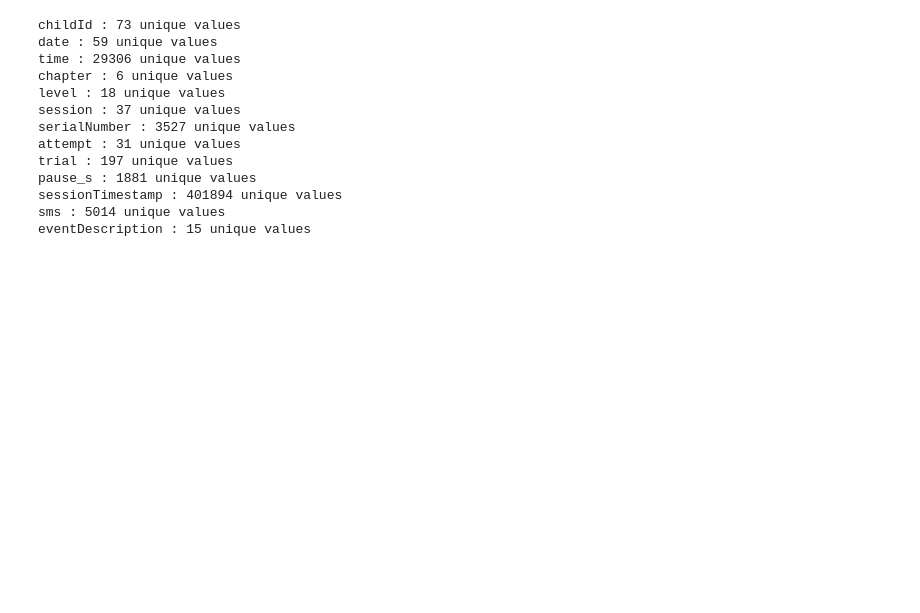
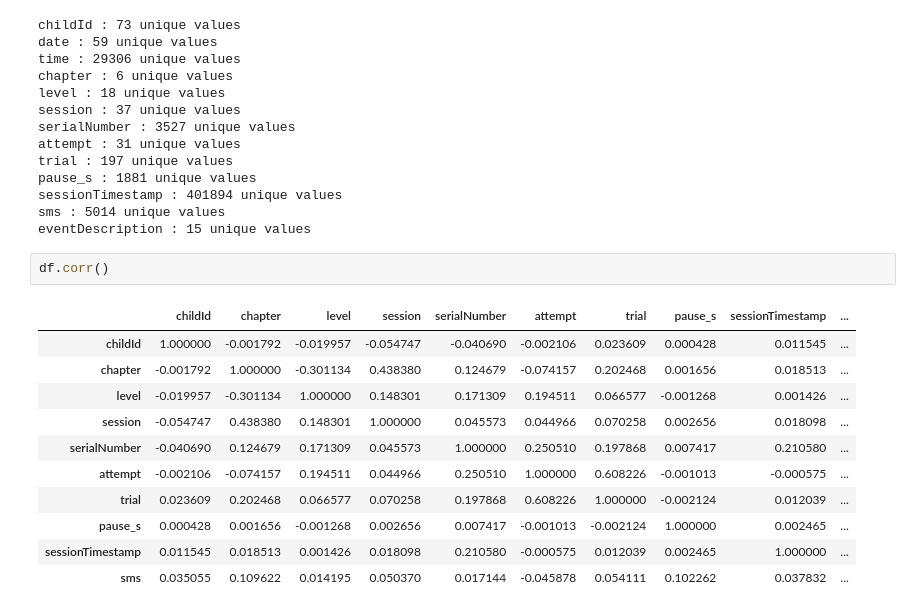
Before and after one commit to hitomi1104/crrest, a Jupyter notebook: EDA.ipynb, the cells around one changed output. Saved outputs shown, nothing was run; the diff lists cells and outputs as text; blank space fills up the shorter version.

```diff
--- a/EDA.ipynb
+++ b/EDA.ipynb
@@ -112,3 +198,17 @@ pause_s : 1881 unique values
 sessionTimestamp : 401894 unique values
 sms : 5014 unique values
 eventDescription : 15 unique values
+# %%
+df.corr()
+# %% [output]
+|  | childId | chapter | level | session | serialNumber | attempt | trial | pause_s | sessionTimestamp | ... |
+| childId | 1.000000 | -0.001792 | -0.019957 | -0.054747 | -0.040690 | -0.002106 | 0.023609 | 0.000428 | 0.011545 | ... |
+| chapter | -0.001792 | 1.000000 | -0.301134 | 0.438380 | 0.124679 | -0.074157 | 0.202468 | 0.001656 | 0.018513 | ... |
+| level | -0.019957 | -0.301134 | 1.000000 | 0.148301 | 0.171309 | 0.194511 | 0.066577 | -0.001268 | 0.001426 | ... |
+| session | -0.054747 | 0.438380 | 0.148301 | 1.000000 | 0.045573 | 0.044966 | 0.070258 | 0.002656 | 0.018098 | ... |
+| serialNumber | -0.040690 | 0.124679 | 0.171309 | 0.045573 | 1.000000 | 0.250510 | 0.197868 | 0.007417 | 0.210580 | ... |
+| attempt | -0.002106 | -0.074157 | 0.194511 | 0.044966 | 0.250510 | 1.000000 | 0.608226 | -0.001013 | -0.000575 | ... |
+| trial | 0.023609 | 0.202468 | 0.066577 | 0.070258 | 0.197868 | 0.608226 | 1.000000 | -0.002124 | 0.012039 | ... |
+| pause_s | 0.000428 | 0.001656 | -0.001268 | 0.002656 | 0.007417 | -0.001013 | -0.002124 | 1.000000 | 0.002465 | ... |
+| sessionTimestamp | 0.011545 | 0.018513 | 0.001426 | 0.018098 | 0.210580 | -0.000575 | 0.012039 | 0.002465 | 1.000000 | ... |
+| sms | 0.035055 | 0.109622 | 0.014195 | 0.050370 | 0.017144 | -0.045878 | 0.054111 | 0.102262 | 0.037832 | ... |
```
Also changed, not shown: parts of 8 cells of this notebook, 3 other files.
